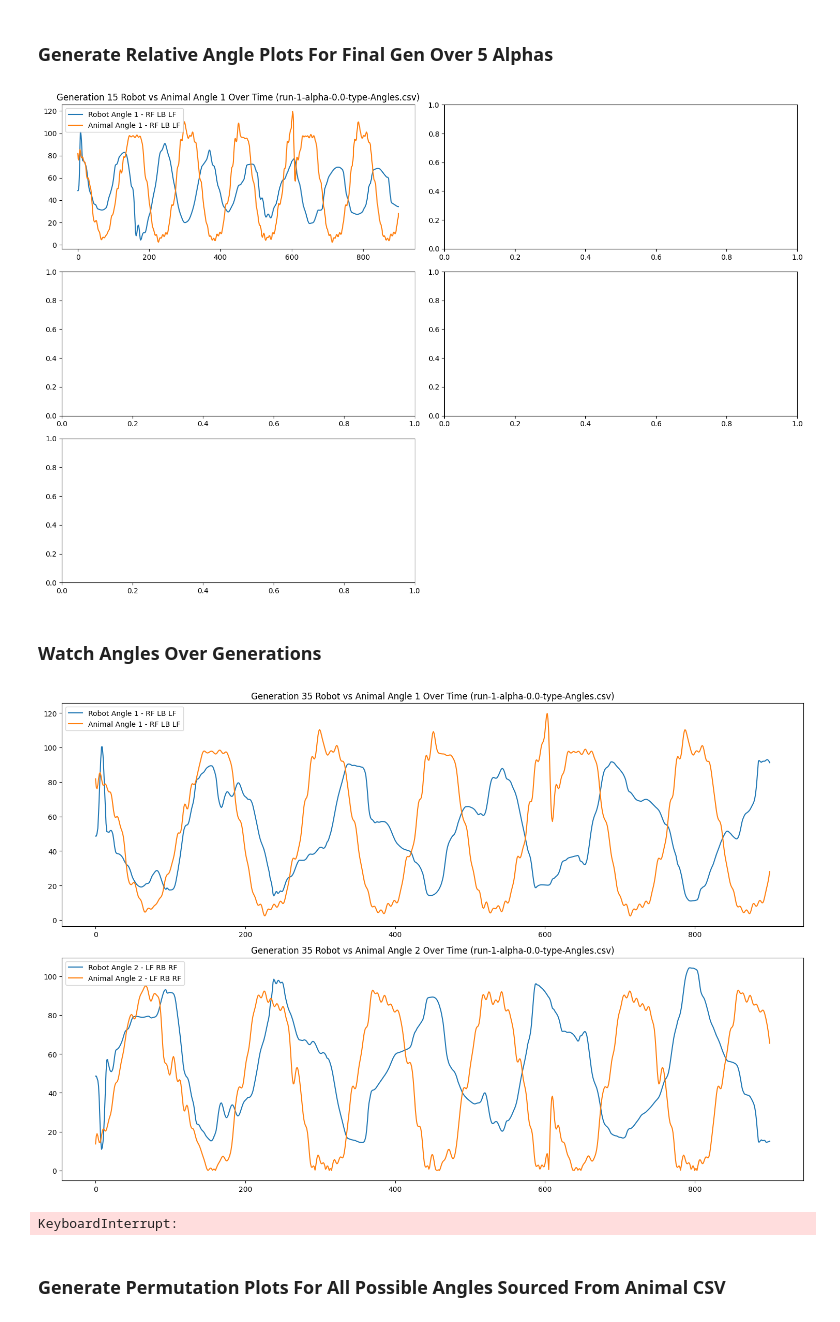
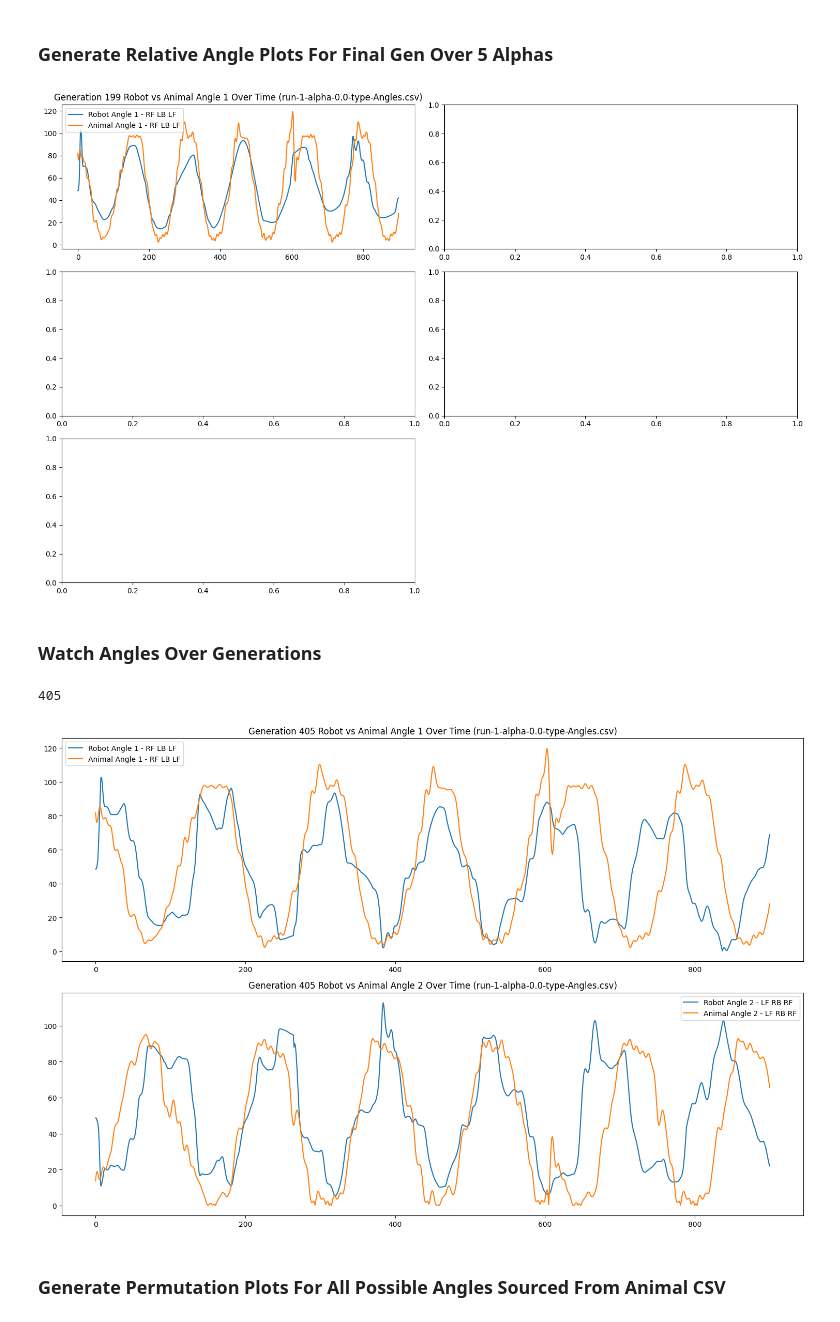
Before and after one commit to EmilChoparinov/EVOC-Research, a Jupyter notebook: notebooks/graphics.ipynb, the cells around one changed output. Drawn from its saved outputs; the diff is of its cells as text; code cells hidden in the pictures.

```diff
--- a/notebooks/graphics.ipynb
+++ b/notebooks/graphics.ipynb
@@ -54,7 +54,7 @@ def divide_closely_square(n):
 
 def on_update(a: callable): pass
 # %%
-source_folder = "../dataset"
+source_folder = ".."
 
 for_angles = 0
 for_dtw = 1
@@ -124,7 +124,7 @@ for i, plot in enumerate(plots):
     for meta, df in plot[1]:
         line, = ax[i].plot(
             df["generation"],
-            df["score"].ewm(alpha=0.5).mean().values,
+            df["score"].ewm(alpha=1).mean().values,
             label=meta.alpha_name, alpha=0.5)
     ax[i].set_xlabel("Generation")
     ax[i].set_ylabel("Score")
@@ -195,7 +195,7 @@ def gen():
 
 gen().show()
 # %% [output]
-[figure, old version]
+[figure, new version]
 # %% [markdown]
 ### Watch Angles Over Generations
 # %%
@@ -237,7 +237,7 @@ def gen():
 
     target_gen = df['generation'].max()
     # Only compute angles for the target generation requested
-    df_target = df.query(f"generation == {target_gen - 1}")
+    df_target = df.query(f"generation == {100}")
     print(target_gen)
 
     angle1 = df_target.apply(lambda r: calculate_angle(
@@ -247,35 +247,35 @@ def gen():
     angle2 = df_target.apply(lambda r: calculate_angle(
         r["left_front"], r["right_hind"], r["right_front"]), axis=1)
 
     # Required for how matplotlib plots
     _animal = animal.iloc[:len(df_target)]
     t_axis = np.arange(len(df_target))
 
 
     ax[0].set_title(f"Generation {target_gen} Robot vs Animal Angle 1 Over Time ({meta.alpha_name})")
     ax[0].plot(t_axis, angle1, label="Robot Angle 1 - RF LB LF")
     ax[0].plot(t_axis, _animal["angle1"], label="Animal Angle 1 - RF LB LF")
     ax[0].legend()
 
     ax[1].set_title(f"Generation {target_gen} Robot vs Animal Angle 2 Over Time ({meta.alpha_name})")
     ax[1].plot(t_axis, angle2, label="Robot Angle 2 - LF RB RF")
     ax[1].plot(t_axis, _animal["angle2"], label="Animal Angle 2 - LF RB RF")
     ax[1].legend()
 
 
     plt.tight_layout()
     return plt
 
 def progressive_updates():
     plt = gen()
     clear_output(wait=True)
     plt.show()
 
 gen().show()
 on_update(progressive_updates)
 # %% [output]
+405
-[figure, old version]
+[figure, new version]
-KeyboardInterrupt:
 # %% [markdown]
 ### Generate Permutation Plots For All Possible Angles Sourced From Animal CSV
 # %%
```
Also changed, not shown: parts of 1 cell of this notebook, 4 other files.
